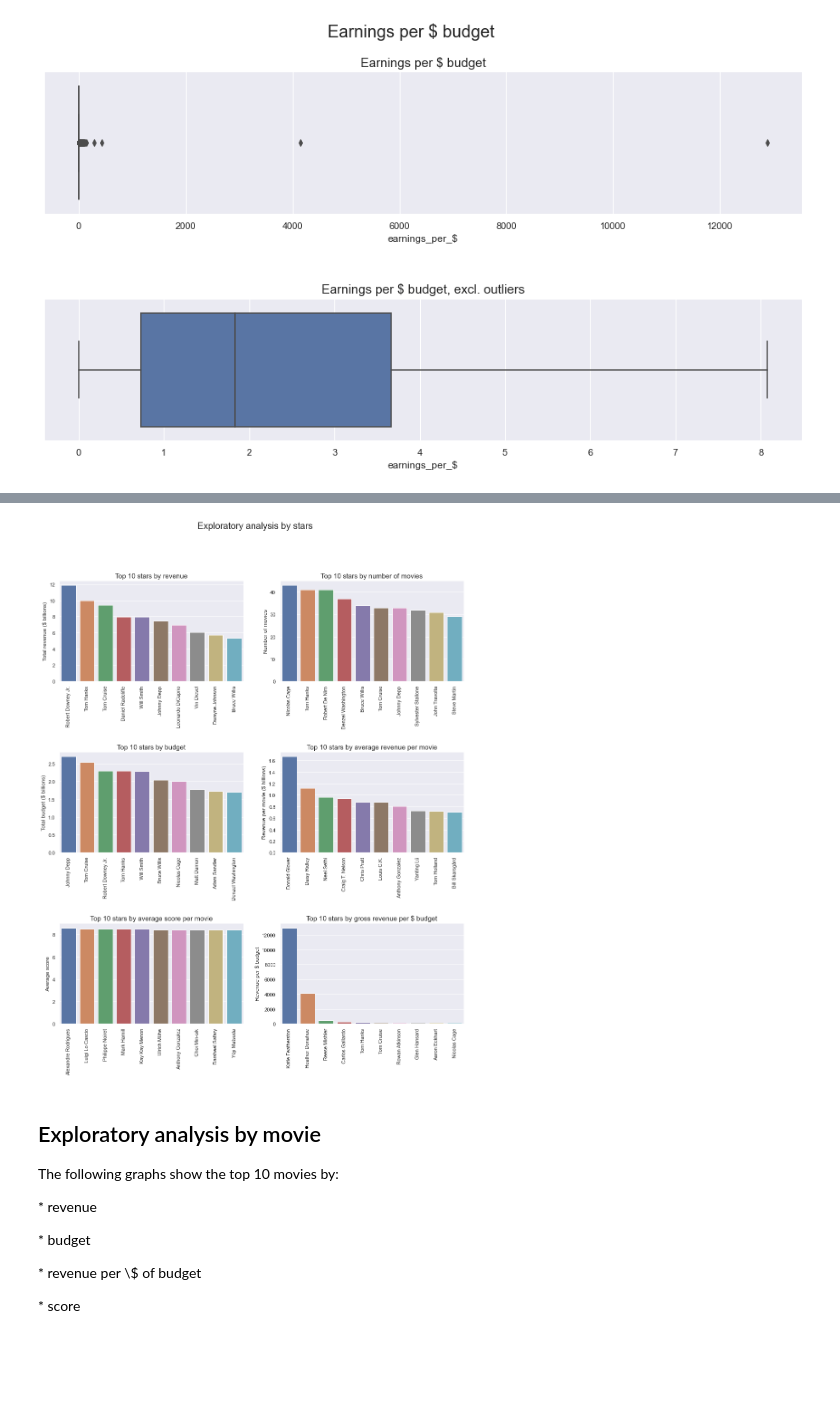
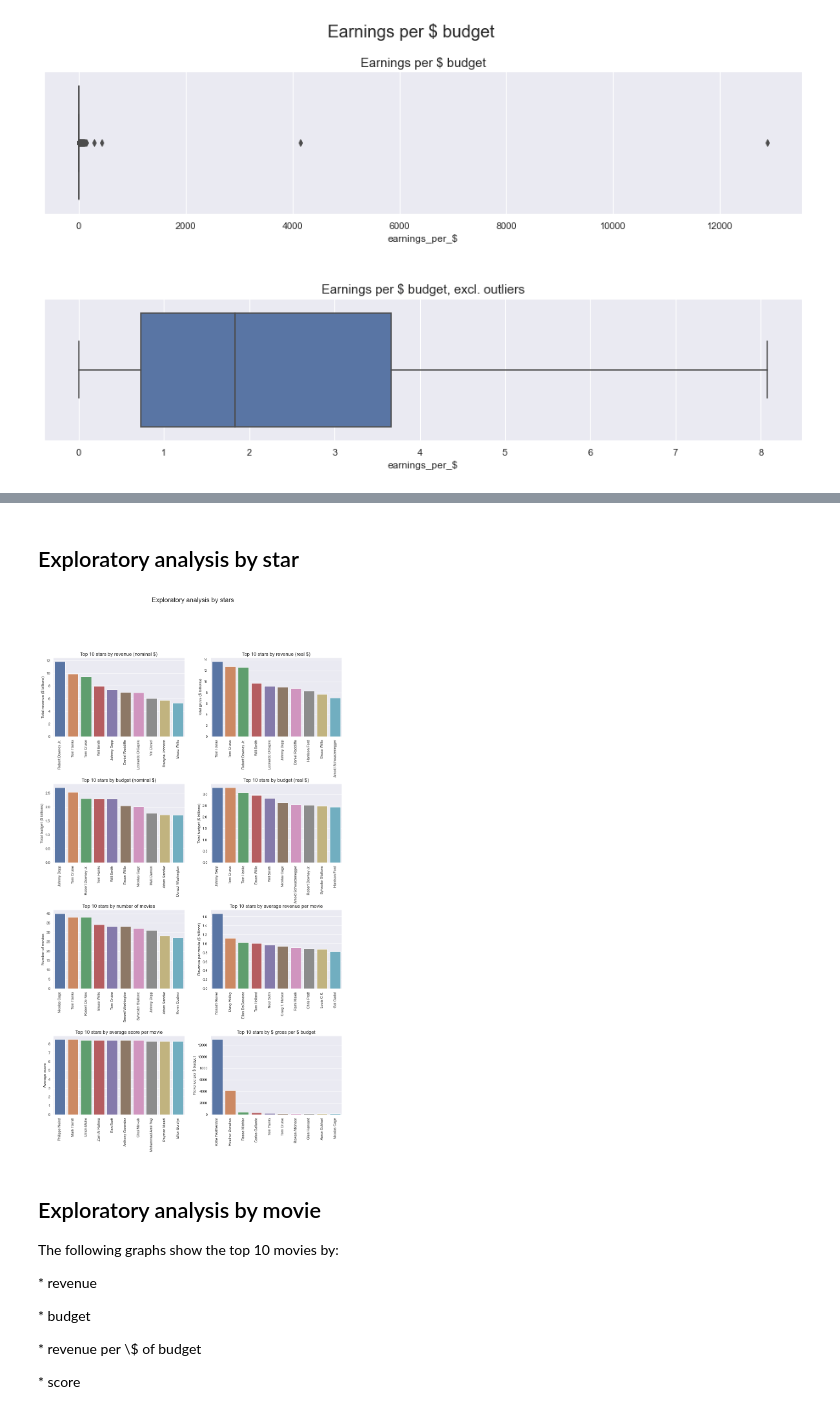
Before and after one commit to JacintaKnight/Movies-1980-2020, a Jupyter notebook: Movies (Kaggle dataset).ipynb, the cells around one changed output, grey strips where cells are left out. Cells and saved outputs as stored; diff of their text form; code cells hidden in the pictures; blank space fills up the shorter version.

```diff
--- a/Movies (Kaggle dataset).ipynb
+++ b/Movies (Kaggle dataset).ipynb
@@ -312,3 +350,5 @@ The following graphs show the top 10 stars by:
+# %% [markdown]
+## Exploratory analysis by star
 # %%
 #Exploratory analysis by star
 
@@ -319,63 +359,79 @@ df_stars['Count'] = stars_grouper.name.count()
 df1_stars = df1.groupby(['star']).sum()   #group data excluding NaNs
 
 #Create plot
-fig, axes = plt.subplots(3, 2, sharex=False, figsize=(16,18))
-plt.subplots_adjust( wspace = 0.2, hspace = 0.7)   #adjust space between plots
+fig, axes = plt.subplots(4, 2, sharex=False, figsize=(16,26))
+plt.subplots_adjust( wspace = 0.2, hspace = 0.6)   #adjust space between plots
 fig.suptitle('Exploratory analysis by stars', fontsize=20)
 
 #Top 10 stars by gross
 top10_stars_gross = df_stars.sort_values(by='gross', ascending=False).head(10)
 sns.barplot(ax=axes[0, 0], x=top10_stars_gross.index, y=top10_stars_gross['gross']/1000000000)
 axes[0, 0].tick_params(axis='x', rotation=90)
 axes[0, 0].set_xlabel('')
 axes[0, 0].set_ylabel('Total revenue ($ billions)')
-axes[0, 0].set_title('Top 10 stars by revenue', fontsize=15)
+axes[0, 0].set_title('Top 10 stars by revenue (nominal $)', fontsize=15)
 
-#Top 10 stars by number of movies
-top10_stars_count = df_stars.sort_values(by='Count', ascending=False).head(10)
-sns.barplot(ax=axes[0, 1], x=top10_stars_count.index, y=top10_stars_count['Count'])
+#Top 10 stars by gross adjusted
+top10_stars_gross = df_stars.sort_values(by='gross_adjusted', ascending=False).head(10)
+sns.barplot(ax=axes[0, 1], x=top10_stars_gross.index, y=top10_stars_gross['gross_adjusted']/1000000000)
 axes[0, 1].tick_params(axis='x', rotation=90)
 axes[0, 1].set_xlabel('')
-axes[0, 1].set_ylabel('Number of movies')
-axes[0, 1].set_title('Top 10 stars by number of movies', fontsize=15)
+axes[0, 1].set_ylabel('Total gross ($ billions)')
+axes[0, 1].set_title('Top 10 stars by revenue (real $)', fontsize=15)
 
 #Top 10 stars by budget
 top10_stars_budget = df_stars.sort_values(by='budget', ascending=False).head(10)
 sns.barplot(ax=axes[1, 0], x=top10_stars_budget.index, y=top10_stars_budget['budget']/1000000000)
 axes[1, 0].tick_params(axis='x', rotation=90)
 axes[1, 0].set_xlabel('')
 axes[1, 0].set_ylabel('Total budget ($ billions)')
-axes[1, 0].set_title('Top 10 stars by budget', fontsize=15)
+axes[1, 0].set_title('Top 10 stars by budget (nominal $)', fontsize=15)
+
+#Top 10 stars by budget adjusted
+top10_stars_budget = df_stars.sort_values(by='budget_adjusted', ascending=False).head(10)
+sns.barplot(ax=axes[1, 1], x=top10_stars_budget.index, y=top10_stars_budget['budget_adjusted']/1000000000)
+axes[1, 1].tick_params(axis='x', rotation=90)
+axes[1, 1].set_xlabel('')
+axes[1, 1].set_ylabel('Total budget ($ billions)')
+axes[1, 1].set_title('Top 10 stars by budget (real $)', fontsize=15)
+
+#Top 10 stars by number of movies
+top10_stars_count = df_stars.sort_values(by='Count', ascending=False).head(10)
+sns.barplot(ax=axes[2, 0], x=top10_stars_count.index, y=top10_stars_count['Count'])
+axes[2, 0].tick_params(axis='x', rotation=90)
+axes[2, 0].set_xlabel('')
+axes[2, 0].set_ylabel('Number of movies')
+axes[2, 0].set_title('Top 10 stars by number of movies', fontsize=15)
 
 #Top 10 stars by revenue per movie
 df_stars['rev_per_movie'] = df_stars['gross'] / df_stars['Count']
 top10_stars_rev_movie = df_stars.sort_values(by='rev_per_movie', ascending=False).head(10)
-sns.barplot(ax=axes[1, 1], x=top10_stars_rev_movie.index, y=top10_stars_rev_movie['rev_per_movie']/1000000000)
-axes[1, 1].tick_params(axis='x', rotation=90)
-axes[1, 1].set_xlabel('')
-axes[1, 1].set_ylabel('Revenue per movie ($ billions)')
-axes[1, 1].set_title('Top 10 stars by average revenue per movie', fontsize=15)
+sns.barplot(ax=axes[2, 1], x=top10_stars_rev_movie.index, y=top10_stars_rev_movie['rev_per_movie']/1000000000)
+axes[2, 1].tick_params(axis='x', rotation=90)
+axes[2, 1].set_xlabel('')
+axes[2, 1].set_ylabel('Revenue per movie ($ billions)')
+axes[2, 1].set_title('Top 10 stars by average revenue per movie', fontsize=15)
 
 #Top 10 stars by average score
 df_stars['avg_score'] = df_stars['score'] / df_stars['Count']
 top10_stars_avg_score = df_stars.sort_values(by='avg_score', ascending=False).head(10)
-sns.barplot(ax=axes[2, 0], x=top10_stars_avg_score.index, y=top10_stars_avg_score['avg_score'])
-axes[2, 0].tick_params(axis='x', rotation=90)
-axes[2, 0].set_xlabel('')
-axes[2, 0].set_ylabel('Average score')
-axes[2, 0].set_title('Top 10 stars by average score per movie', fontsize=15)
+sns.barplot(ax=axes[3, 0], x=top10_stars_avg_score.index, y=top10_stars_avg_score['avg_score'])
+axes[3, 0].tick_params(axis='x', rotation=90)
+axes[3, 0].set_xlabel('')
+axes[3, 0].set_ylabel('Average score')
+axes[3, 0].set_title('Top 10 stars by average score per movie', fontsize=15)
 
 #Top 10 directors by revenue per $ spent
 top10_stars_earnings_budget = df1_stars.sort_values(by='earnings_per_$', ascending=False).head(10)
-sns.barplot(ax=axes[2, 1], x=top10_stars_earnings_budget.index, y=top10_stars_earnings_budget['earnings_per_$'])
-axes[2, 1].tick_params(axis='x', rotation=90)
-axes[2, 1].set_xlabel('')
-axes[2, 1].set_ylabel('Revenue per $ budget')
-axes[2, 1].set_title('Top 10 stars by gross revenue per $ budget', fontsize=15)
+sns.barplot(ax=axes[3, 1], x=top10_stars_earnings_budget.index, y=top10_stars_earnings_budget['earnings_per_$'])
+axes[3, 1].tick_params(axis='x', rotation=90)
+axes[3, 1].set_xlabel('')
+axes[3, 1].set_ylabel('Revenue per $ budget')
+axes[3, 1].set_title('Top 10 stars by \$ gross per \$ budget', fontsize=15)
 
 plt.show()
 # %% [output]
-[figure, old version]
+[figure, new version]
 # %% [markdown]
 ## Exploratory analysis by movie
 
```
Also changed, not shown: parts of 11 cells of this notebook, 1 other file.
